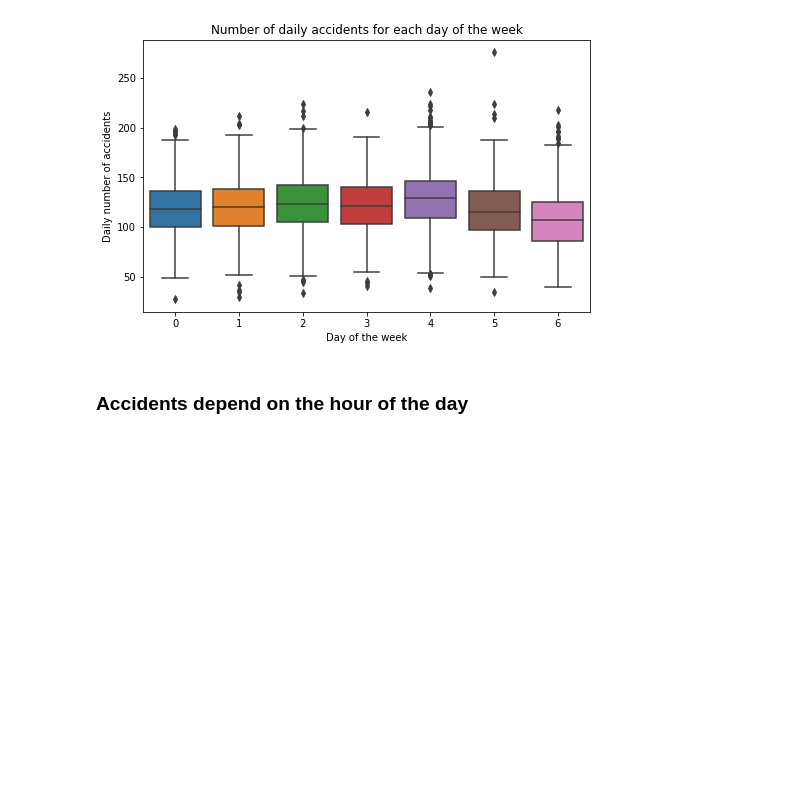
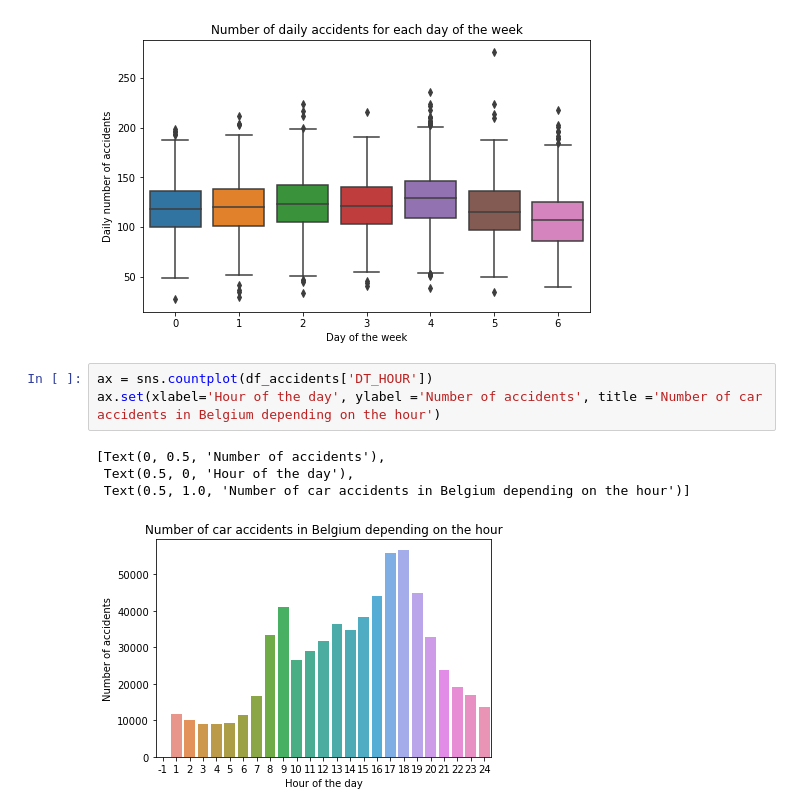
Before and after one commit to fmontoisy/Data-Science-IBM-Coursera, a Jupyter notebook: Final presentation capstone project.ipynb, the cells around one changed output. Saved outputs shown, nothing was run; the diff lists cells and outputs as text; blank space fills up the shorter version.

Commit message:
Add files via upload
EDA: Graph finished

```diff
--- a/Final presentation capstone project.ipynb
+++ b/Final presentation capstone project.ipynb
@@ -250,5 +250,11 @@ ax.set(xlabel ='Day of the week', ylabel = 'Daily number of accidents', title= '
  Text(0.5, 0, 'Day of the week'),
  Text(0.5, 1.0, 'Number of daily accidents for each day of the week')]
 [figure]
-# %% [markdown]
-### Accidents depend on the hour of the day
+# %%
+ax = sns.countplot(df_accidents['DT_HOUR'])
+ax.set(xlabel='Hour of the day', ylabel ='Number of accidents', title ='Number of car accidents in Belgium depending on the hour')
+# %% [output]
+[Text(0, 0.5, 'Number of accidents'),
+ Text(0.5, 0, 'Hour of the day'),
+ Text(0.5, 1.0, 'Number of car accidents in Belgium depending on the hour')]
+[figure, added]
```
Also changed, not shown: parts of 8 cells of this notebook.
